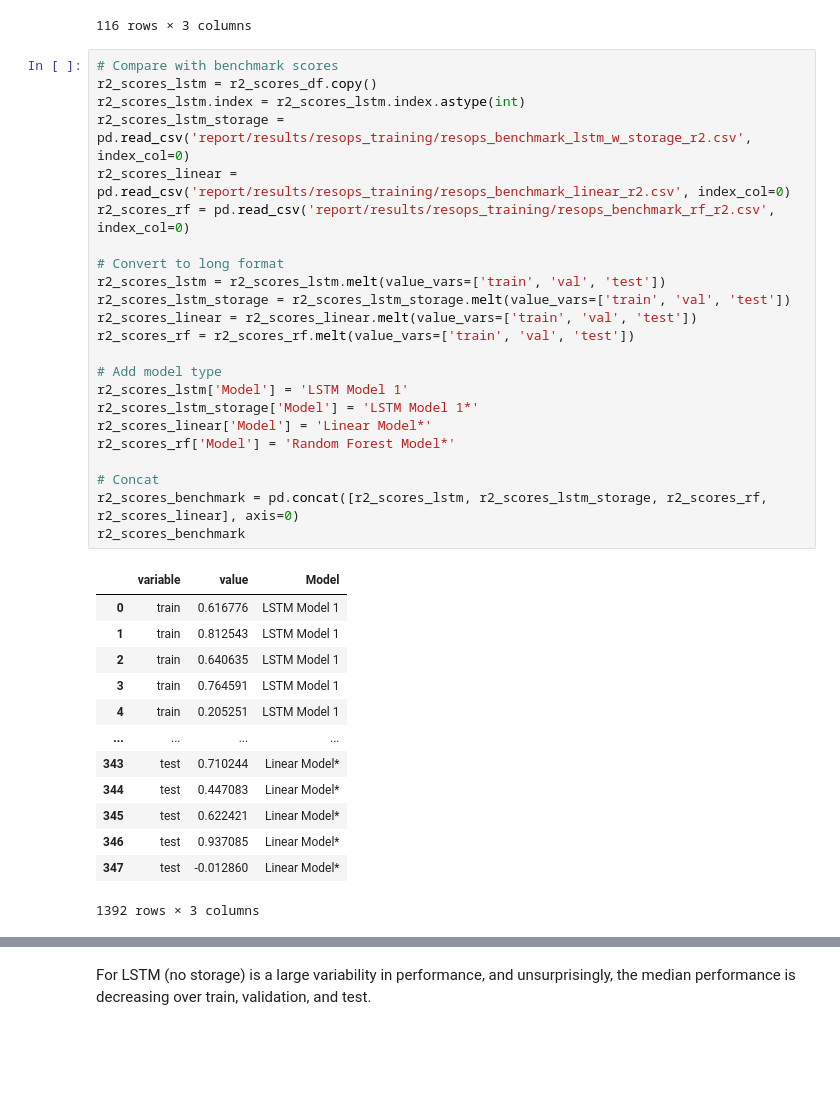
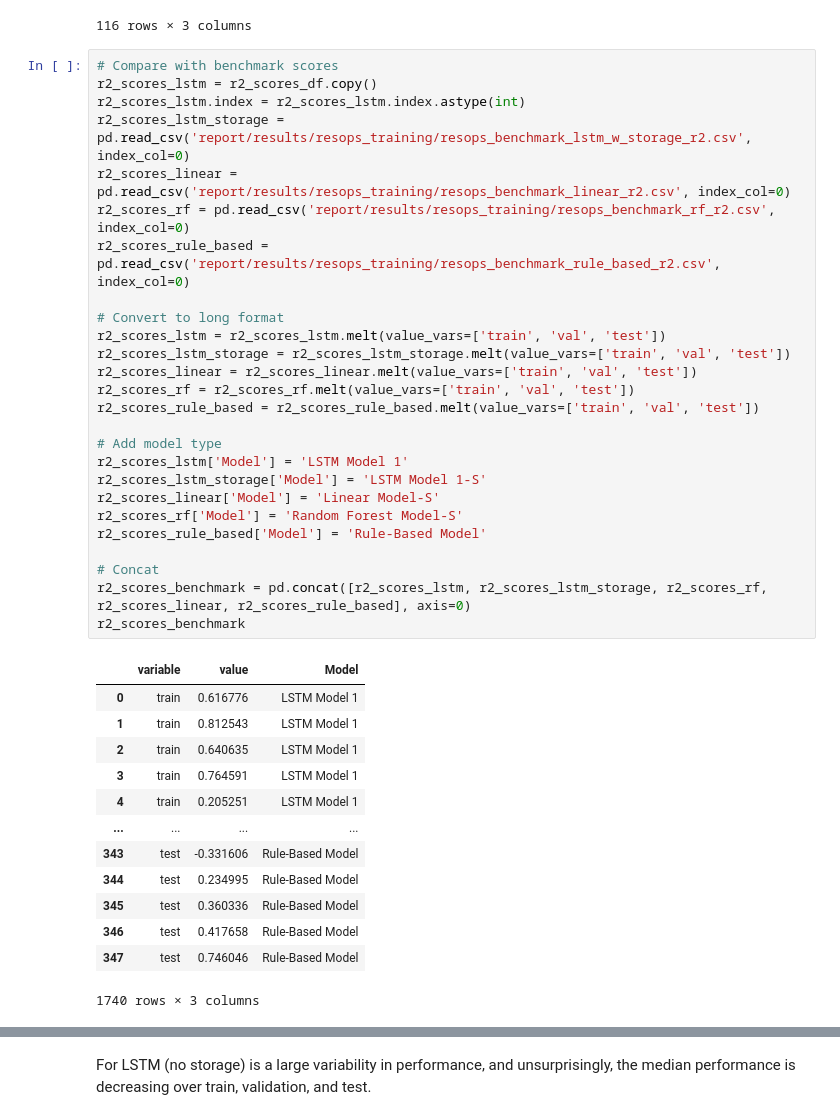
Before and after one commit to Matt2371/DL-reservoir-modeling, a Jupyter notebook: experiments/10e_resops_evaluate.ipynb, the cells around one changed output, grey strips where cells are left out. Saved outputs shown, nothing was run; the diff lists cells and outputs as text; blank space fills up the shorter version.

```diff
--- a/experiments/10e_resops_evaluate.ipynb
+++ b/experiments/10e_resops_evaluate.ipynb
@@ -56,40 +56,43 @@ r2_scores_df
 # %%
 # Compare with benchmark scores
 r2_scores_lstm = r2_scores_df.copy()
 r2_scores_lstm.index = r2_scores_lstm.index.astype(int)
 r2_scores_lstm_storage = pd.read_csv('report/results/resops_training/resops_benchmark_lstm_w_storage_r2.csv', index_col=0)
 r2_scores_linear = pd.read_csv('report/results/resops_training/resops_benchmark_linear_r2.csv', index_col=0)
 r2_scores_rf = pd.read_csv('report/results/resops_training/resops_benchmark_rf_r2.csv', index_col=0)
+r2_scores_rule_based = pd.read_csv('report/results/resops_training/resops_benchmark_rule_based_r2.csv', index_col=0)
 
 # Convert to long format
 r2_scores_lstm = r2_scores_lstm.melt(value_vars=['train', 'val', 'test'])
 r2_scores_lstm_storage = r2_scores_lstm_storage.melt(value_vars=['train', 'val', 'test'])
 r2_scores_linear = r2_scores_linear.melt(value_vars=['train', 'val', 'test'])
 r2_scores_rf = r2_scores_rf.melt(value_vars=['train', 'val', 'test'])
+r2_scores_rule_based = r2_scores_rule_based.melt(value_vars=['train', 'val', 'test'])
 
 # Add model type
 r2_scores_lstm['Model'] = 'LSTM Model 1'
-r2_scores_lstm_storage['Model'] = 'LSTM Model 1*'
-r2_scores_linear['Model'] = 'Linear Model*'
-r2_scores_rf['Model'] = 'Random Forest Model*'
+r2_scores_lstm_storage['Model'] = 'LSTM Model 1-S'
+r2_scores_linear['Model'] = 'Linear Model-S'
+r2_scores_rf['Model'] = 'Random Forest Model-S'
+r2_scores_rule_based['Model'] = 'Rule-Based Model'
 
 # Concat
-r2_scores_benchmark = pd.concat([r2_scores_lstm, r2_scores_lstm_storage, r2_scores_rf, r2_scores_linear], axis=0)
+r2_scores_benchmark = pd.concat([r2_scores_lstm, r2_scores_lstm_storage, r2_scores_rf, r2_scores_linear, r2_scores_rule_based], axis=0)
 r2_scores_benchmark
 # %% [output]
 |  | variable | value | Model |
 | 0 | train | 0.616776 | LSTM Model 1 |
 | 1 | train | 0.812543 | LSTM Model 1 |
 | 2 | train | 0.640635 | LSTM Model 1 |
 | 3 | train | 0.764591 | LSTM Model 1 |
 | 4 | train | 0.205251 | LSTM Model 1 |
 | ... | ... | ... | ... |
-| 343 | test | 0.710244 | Linear Model* |
-| 344 | test | 0.447083 | Linear Model* |
-| 345 | test | 0.622421 | Linear Model* |
-| 346 | test | 0.937085 | Linear Model* |
-| 347 | test | -0.012860 | Linear Model* |
+| 343 | test | -0.331606 | Rule-Based Model |
+| 344 | test | 0.234995 | Rule-Based Model |
+| 345 | test | 0.360336 | Rule-Based Model |
+| 346 | test | 0.417658 | Rule-Based Model |
+| 347 | test | 0.746046 | Rule-Based Model |
-1392 rows × 3 columns
+1740 rows × 3 columns
 # %%
 # Plot distribution of performance
 fig, ax = plt.subplots()
```
Also changed, not shown: parts of 3 cells of this notebook, 30 other files.
